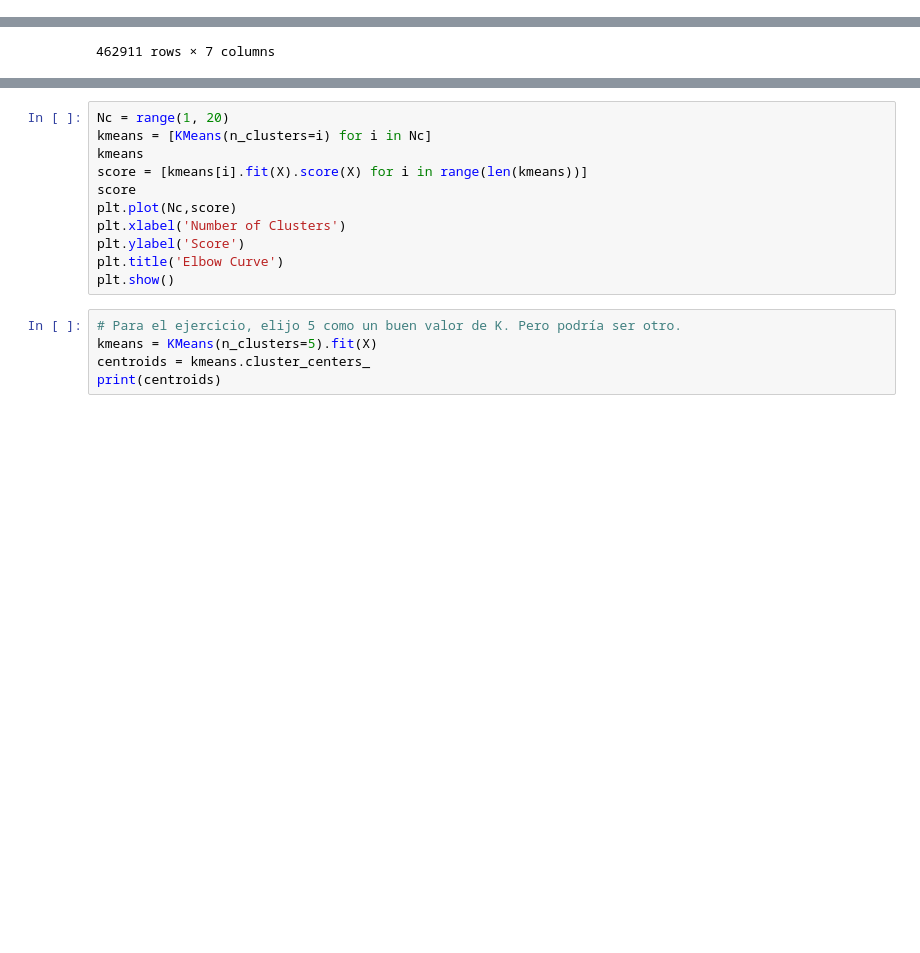
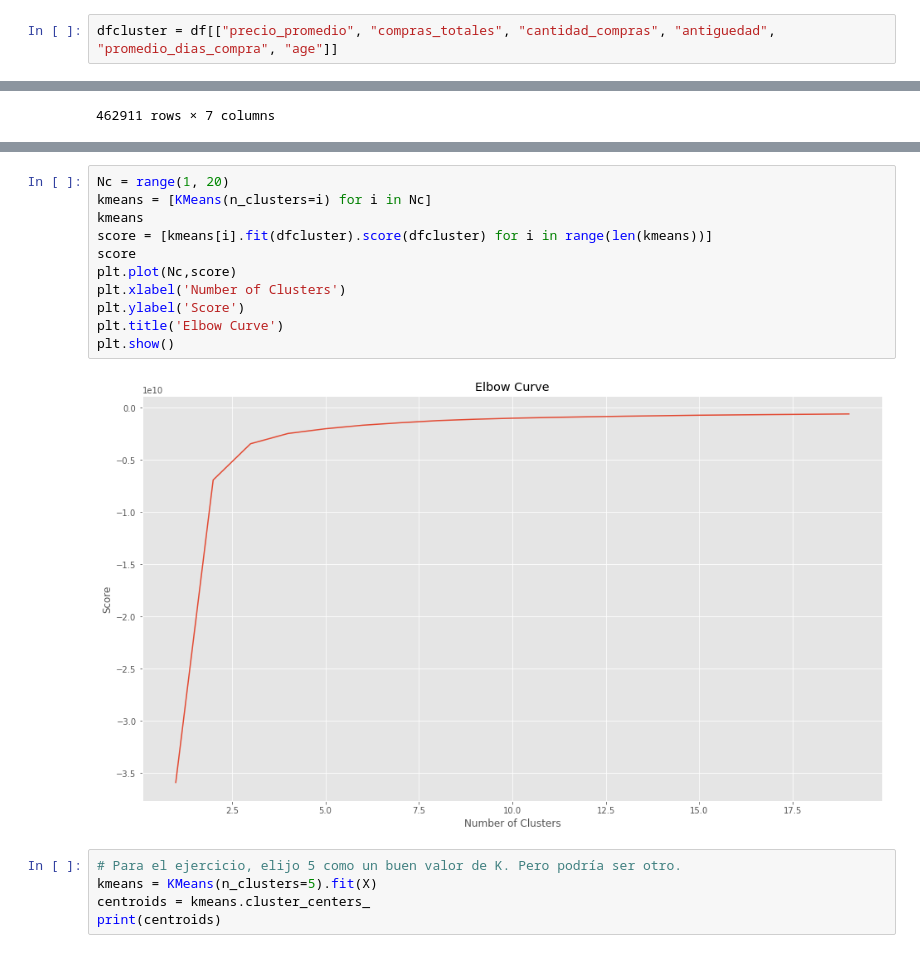
Before and after one commit to AndresPerelmuter/Customers-Segmentation---Clustering, a Jupyter notebook: Cluster_H&M.ipynb, the cells around one changed output, grey strips where cells are left out. Saved outputs shown, nothing was run; the diff lists cells and outputs as text; blank space fills up the shorter version.

```diff
--- a/Cluster_H&M.ipynb
+++ b/Cluster_H&M.ipynb
@@ -310,3 +312,5 @@ df[df['sales_channel_id'] == "1"]
+# %%
+dfcluster = df[["precio_promedio", "compras_totales", "cantidad_compras", "antiguedad", "promedio_dias_compra", "age"]]
 # %%
 df
 # %% [output]
@@ -355,14 +372,16 @@ SyntaxError: ignored
 # %%
 Nc = range(1, 20)
 kmeans = [KMeans(n_clusters=i) for i in Nc]
 kmeans
-score = [kmeans[i].fit(X).score(X) for i in range(len(kmeans))]
+score = [kmeans[i].fit(dfcluster).score(dfcluster) for i in range(len(kmeans))]
 score
 plt.plot(Nc,score)
 plt.xlabel('Number of Clusters')
 plt.ylabel('Score')
 plt.title('Elbow Curve')
 plt.show()
+# %% [output]
+[figure, added]
 # %%
 # Para el ejercicio, elijo 5 como un buen valor de K. Pero podría ser otro.
 kmeans = KMeans(n_clusters=5).fit(X)
```
Also changed, not shown: parts of 13 cells of this notebook.
